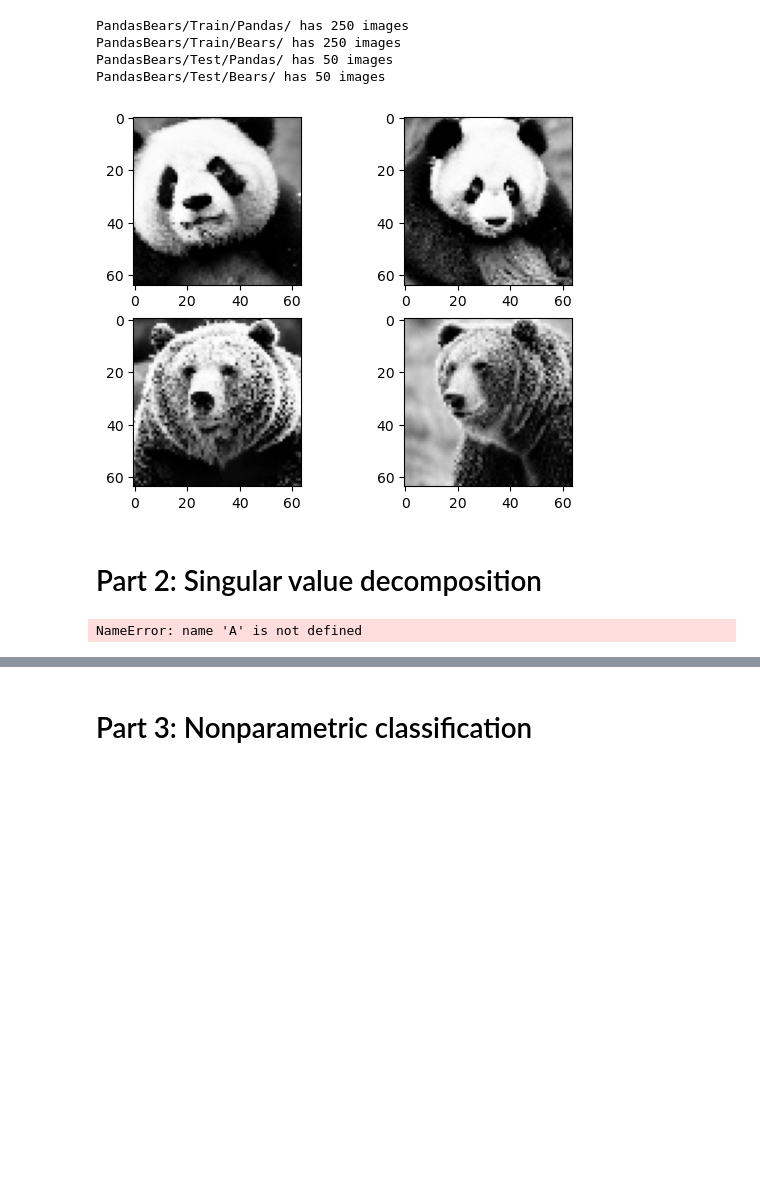
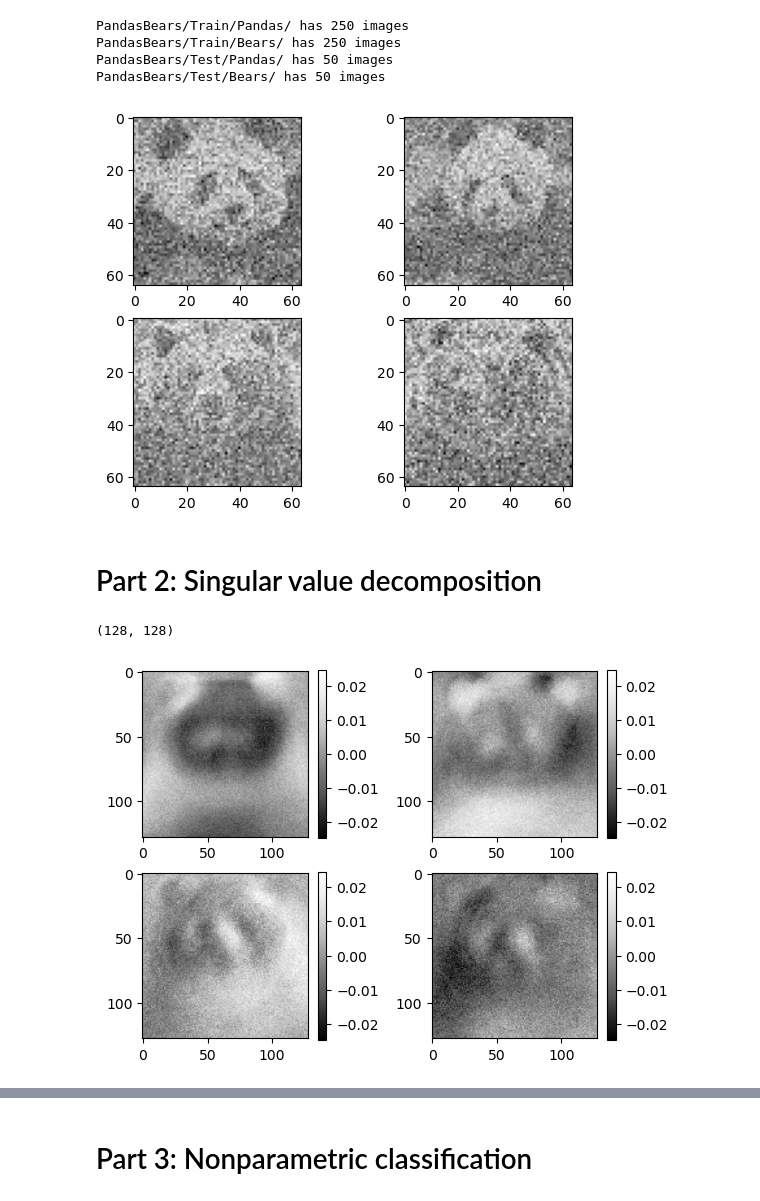
Before and after one commit to vaseninaa/math-and-ai-primer, a Jupyter notebook: weekly-projects/week3/Homework 3.ipynb, the cells around one changed output, grey strips where cells are left out. Cells and saved outputs as stored; diff of their text form; code cells hidden in the pictures; blank space fills up the shorter version.

```diff
--- a/weekly-projects/week3/Homework 3.ipynb
+++ b/weekly-projects/week3/Homework 3.ipynb
@@ -46,7 +47,7 @@ import os, time
 ## Part 1: Data preparation
 # %%
 # toggle settings
-add_noise = False
+add_noise = True
 
 # Initiliaze lists for image collection
 train_images = []
@@ -106,15 +107,45 @@ for i0, i in enumerate(np.random.randint(0, 500, size=4)):
     plt.subplot(2,2,1+i0)
     plt.imshow(train_images[i][::2,::2],cmap='Greys_r')
 # %% [output]
-[figure, old version]
+[figure, new version]
 # %% [markdown]
 # Part 2: Singular value decomposition
+# %%
+train_images[1].shape
+# %% [output]
+(128, 128)
 # %%
+# Flatten each image and combine into one big array
+flattened_images = [np.array(img).flatten() for img in train_images]
+trainingFaces = np.column_stack(flattened_images)
+
 # Construct data matrix of centered data
-'''ADD SOME CODE HERE'''
+avgFace = np.mean(trainingFaces, axis=1, keepdims=True)  # size 1 by n*m (16384)
 
+# Compute eigenfaces on mean-subtracted training data
+X = trainingFaces - avgFace
+
+# Flatten each image and combine into one big array
+flattened_images_test = [np.array(img).flatten() for img in test_images]
+testFaces = np.column_stack(flattened_images_test)
+
+# Construct data matrix of centered data
+avgtestFace = np.mean(testFaces, axis=1, keepdims=True)  # size 1 by n*m (16384)
+
+# Compute eigenfaces on mean-subtracted training data
+Y = testFaces - avgtestFace
 
 # Perform SVD
-U, S, Vh = np.linalg.svd(A) # replace A with your centered data matrix
+U, S, Vh = np.linalg.svd(X)
+
+# show the first four eigenbears
+for i in range(4):
+    plt.subplot(2,2,1+i)
+    plt.imshow((U[:,i]).reshape((128,128)), cmap='Greys_r',
+        # force colormap to be the same for all four
+        vmin=-np.max(np.abs(U[:,:4])),
+        vmax=np.max(np.abs(U[:,:4])))
+    plt.colorbar()
+plt.subplots_adjust(wspace=0.4)
 # %% [output]
-NameError: name 'A' is not defined
+[figure, added]
```
Also changed, not shown: parts of 14 cells of this notebook, 7 other files.
